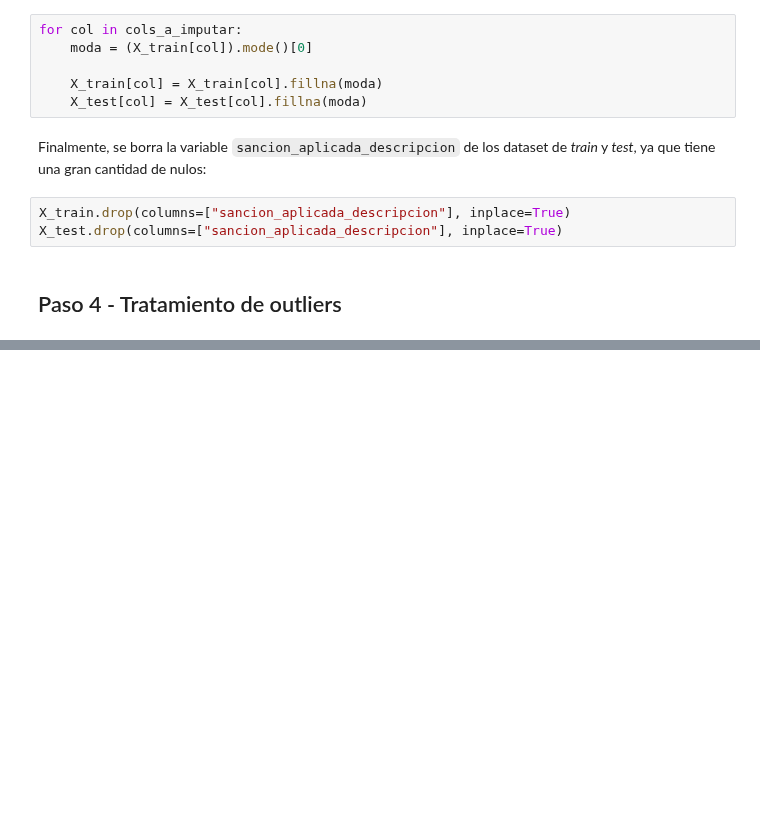
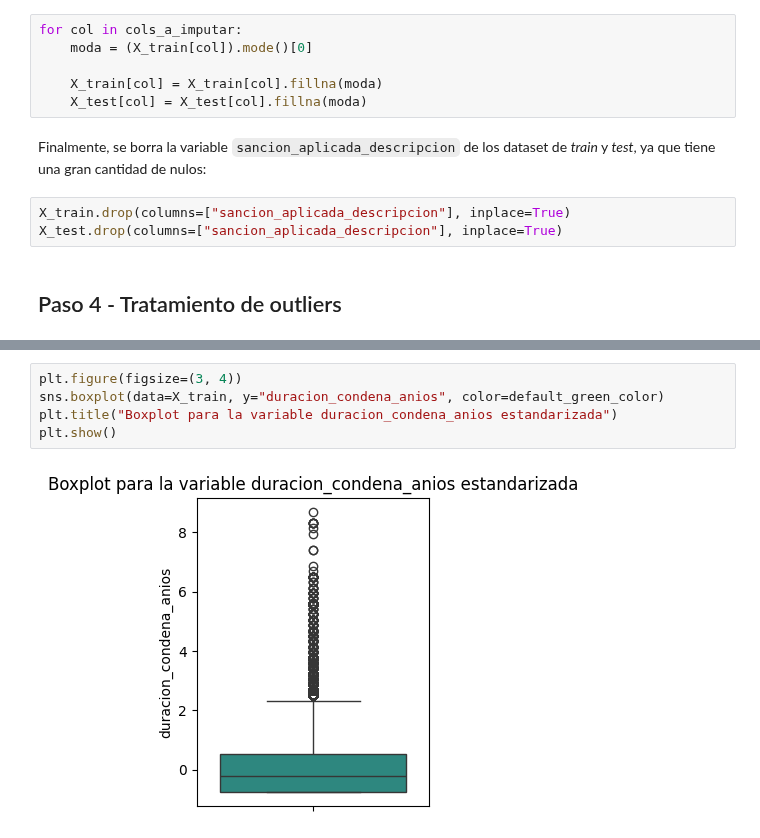
Before and after one commit to gasper-az/CEIA_Analisis_de_datos, a Jupyter notebook: trabajos_practicos/resolucion_tp_02/tp_02.ipynb, the cells around one changed output, grey strips where cells are left out. Saved outputs shown, nothing was run; the diff lists cells and outputs as text; blank space fills up the shorter version.

```diff
--- a/trabajos_practicos/resolucion_tp_02/tp_02.ipynb
+++ b/trabajos_practicos/resolucion_tp_02/tp_02.ipynb
@@ -662,0 +781,7 @@ X_test.drop(columns=["sancion_aplicada_descripcion"], inplace=True)
+# %%
+plt.figure(figsize=(3, 4))
+sns.boxplot(data=X_train, y="duracion_condena_anios", color=default_green_color)
+plt.title("Boxplot para la variable duracion_condena_anios estandarizada")
+plt.show()
+# %% [output]
+[figure, added]
```
Also changed, not shown: parts of 23 cells of this notebook.
